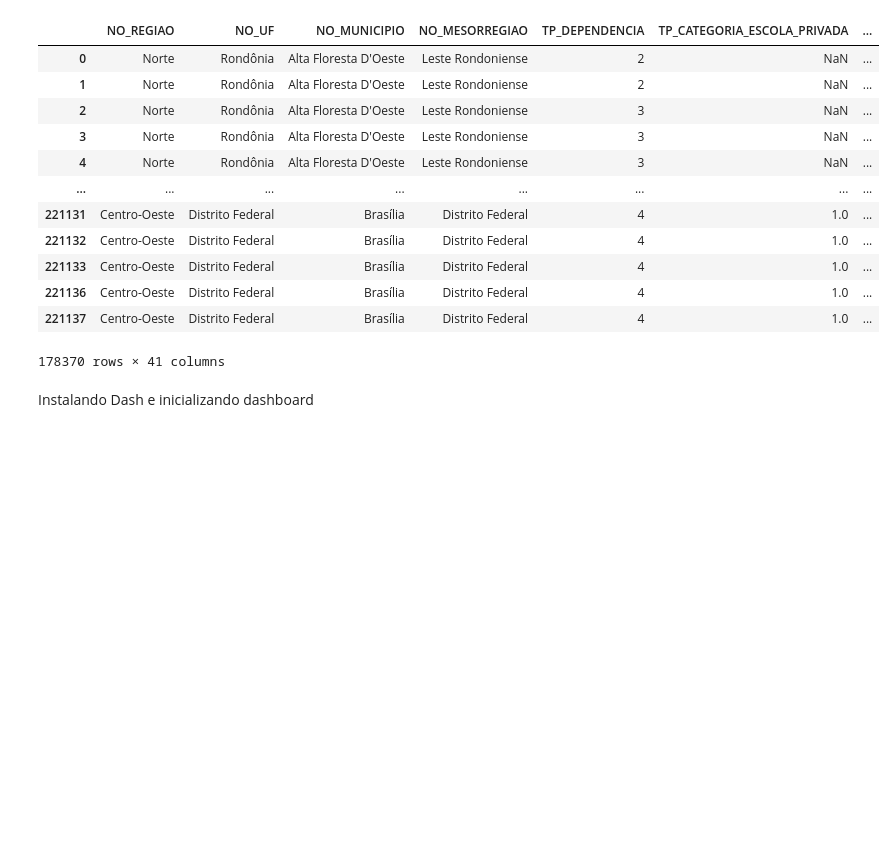
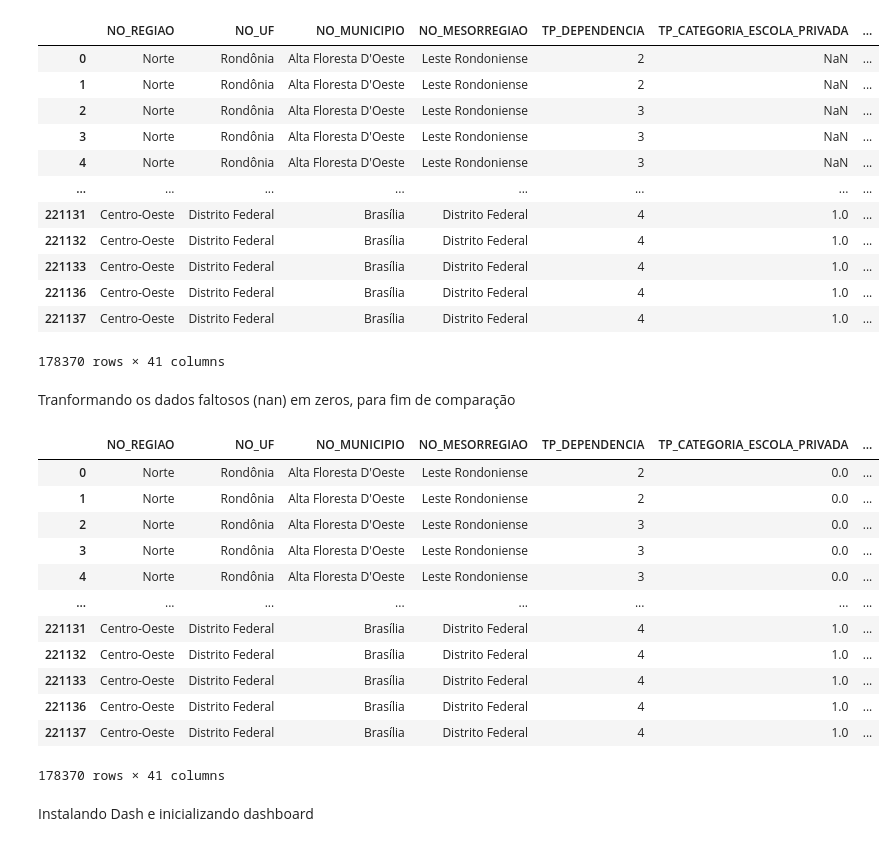
Before and after one commit to analluvias/dashboard, a Jupyter notebook: dash.ipynb, the cells around one changed output. Cells and saved outputs as stored; diff of their text form; code cells hidden in the pictures; blank space fills up the shorter version.

```diff
--- a/dash.ipynb
+++ b/dash.ipynb
@@ -91,6 +91,25 @@ df
 | 221136 | Centro-Oeste | Distrito Federal | Brasília | Distrito Federal | 4 | 1.0 | ... |
 | 221137 | Centro-Oeste | Distrito Federal | Brasília | Distrito Federal | 4 | 1.0 | ... |
 178370 rows × 41 columns
+# %% [markdown]
+Tranformando os dados faltosos (nan) em zeros, para fim de comparação
+# %%
+df.fillna(0,inplace=True)
+df
+# %% [output]
+|  | NO_REGIAO | NO_UF | NO_MUNICIPIO | NO_MESORREGIAO | TP_DEPENDENCIA | TP_CATEGORIA_ESCOLA_PRIVADA | ... |
+| 0 | Norte | Rondônia | Alta Floresta D'Oeste | Leste Rondoniense | 2 | 0.0 | ... |
+| 1 | Norte | Rondônia | Alta Floresta D'Oeste | Leste Rondoniense | 2 | 0.0 | ... |
+| 2 | Norte | Rondônia | Alta Floresta D'Oeste | Leste Rondoniense | 3 | 0.0 | ... |
+| 3 | Norte | Rondônia | Alta Floresta D'Oeste | Leste Rondoniense | 3 | 0.0 | ... |
+| 4 | Norte | Rondônia | Alta Floresta D'Oeste | Leste Rondoniense | 3 | 0.0 | ... |
+| ... | ... | ... | ... | ... | ... | ... | ... |
+| 221131 | Centro-Oeste | Distrito Federal | Brasília | Distrito Federal | 4 | 1.0 | ... |
+| 221132 | Centro-Oeste | Distrito Federal | Brasília | Distrito Federal | 4 | 1.0 | ... |
+| 221133 | Centro-Oeste | Distrito Federal | Brasília | Distrito Federal | 4 | 1.0 | ... |
+| 221136 | Centro-Oeste | Distrito Federal | Brasília | Distrito Federal | 4 | 1.0 | ... |
+| 221137 | Centro-Oeste | Distrito Federal | Brasília | Distrito Federal | 4 | 1.0 | ... |
+178370 rows × 41 columns
 # %% [markdown]
 Instalando Dash e inicializando dashboard
 # %%
```
Also changed, not shown: parts of 3 cells of this notebook.
